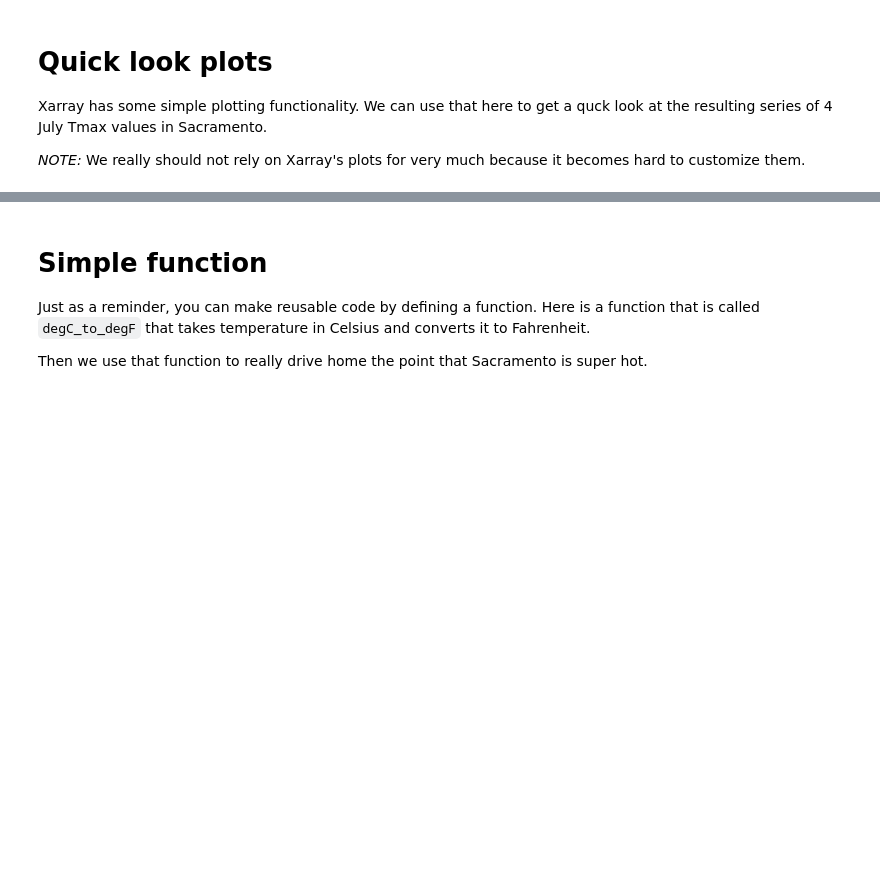
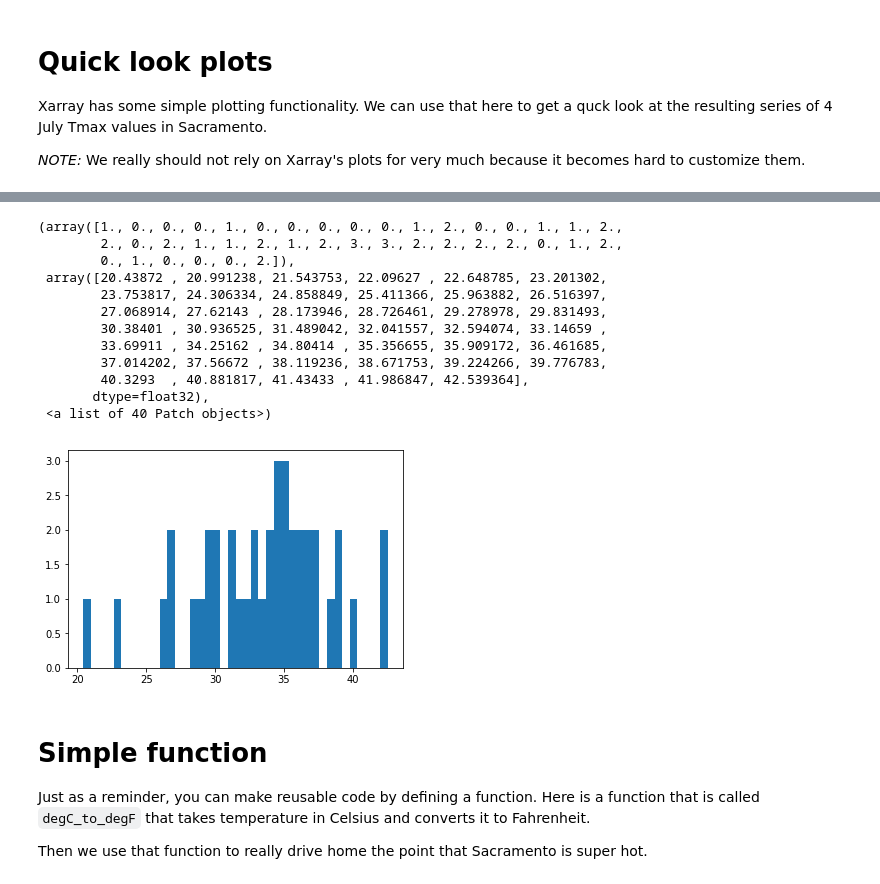
Before and after one commit to brianpm/TemperatureExtremes, a Jupyter notebook: extract_location_and_date.ipynb, the cells around one changed output, grey strips where cells are left out. Drawn from its saved outputs; the diff is of its cells as text; code cells hidden in the pictures; blank space fills up the shorter version.

```diff
--- a/extract_location_and_date.ipynb
+++ b/extract_location_and_date.ipynb
@@ -94,3 +139,19 @@ independence_day.plot()
+# %%
+plt.hist(independence_day, bins=40)
+# %% [output]
+(array([1., 0., 0., 0., 1., 0., 0., 0., 0., 0., 1., 2., 0., 0., 1., 1., 2.,
+        2., 0., 2., 1., 1., 2., 1., 2., 3., 3., 2., 2., 2., 2., 0., 1., 2.,
+        0., 1., 0., 0., 0., 2.]),
+ array([20.43872 , 20.991238, 21.543753, 22.09627 , 22.648785, 23.201302,
+        23.753817, 24.306334, 24.858849, 25.411366, 25.963882, 26.516397,
+        27.068914, 27.62143 , 28.173946, 28.726461, 29.278978, 29.831493,
+        30.38401 , 30.936525, 31.489042, 32.041557, 32.594074, 33.14659 ,
+        33.69911 , 34.25162 , 34.80414 , 35.356655, 35.909172, 36.461685,
+        37.014202, 37.56672 , 38.119236, 38.671753, 39.224266, 39.776783,
+        40.3293  , 40.881817, 41.43433 , 41.986847, 42.539364],
+       dtype=float32),
+ <a list of 40 Patch objects>)
+[figure, added]
 # %% [markdown]
 # Simple function
 Just as a reminder, you can make reusable code by defining a function. Here is a function that is called `degC_to_degF` that takes temperature in Celsius and converts it to Fahrenheit.
```
Also changed, not shown: parts of 9 cells of this notebook, 2 other files.
